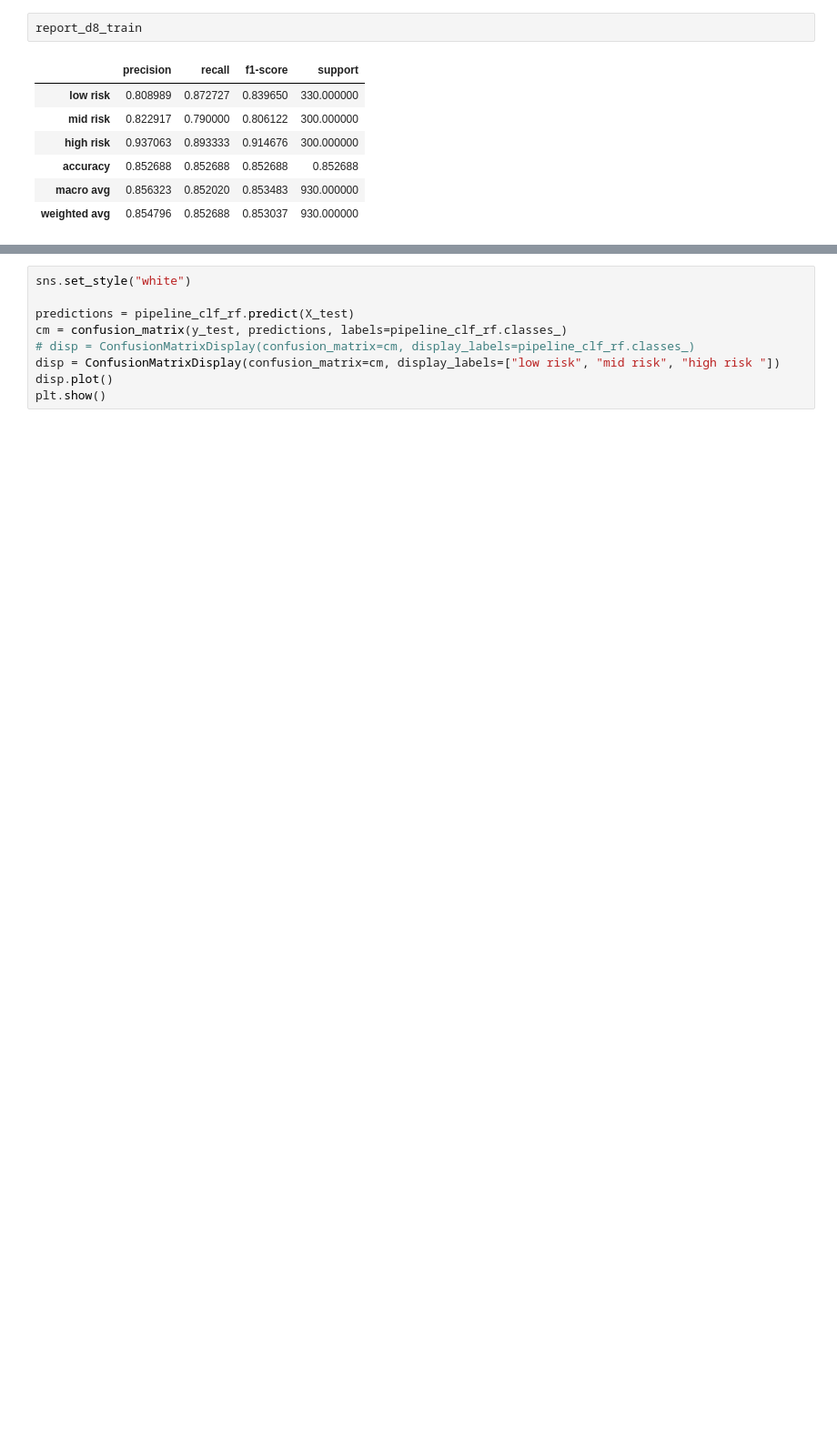
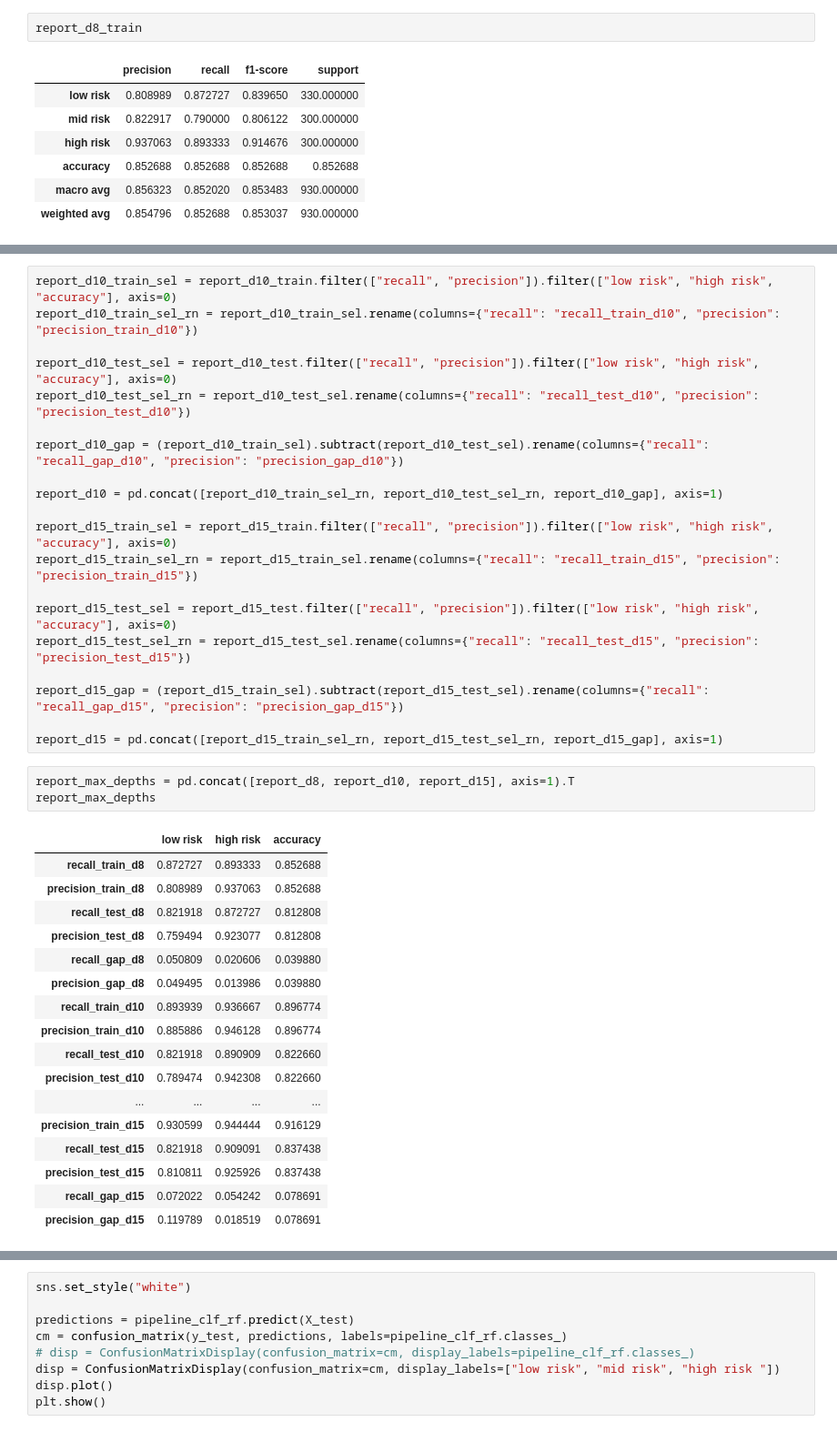
Before and after one commit to theresaabl/ML-maternal-health-risk, a Jupyter notebook: jupyter_notebooks/07-ModellingAndEvaluation-Classificationv2.ipynb, the cells around one changed output, grey strips where cells are left out. Shown at 91% size. Cells and saved outputs as stored; diff of their text form; blank space fills up the shorter version.

```diff
--- a/jupyter_notebooks/07-ModellingAndEvaluation-Classificationv2.ipynb
+++ b/jupyter_notebooks/07-ModellingAndEvaluation-Classificationv2.ipynb
@@ -1189,0 +1220,41 @@ report_d8_test
+# %%
+report_d10_train_sel = report_d10_train.filter(["recall", "precision"]).filter(["low risk", "high risk", "accuracy"], axis=0)
+report_d10_train_sel_rn = report_d10_train_sel.rename(columns={"recall": "recall_train_d10", "precision": "precision_train_d10"})
+
+report_d10_test_sel = report_d10_test.filter(["recall", "precision"]).filter(["low risk", "high risk", "accuracy"], axis=0)
+report_d10_test_sel_rn = report_d10_test_sel.rename(columns={"recall": "recall_test_d10", "precision": "precision_test_d10"})
+
+report_d10_gap = (report_d10_train_sel).subtract(report_d10_test_sel).rename(columns={"recall": "recall_gap_d10", "precision": "precision_gap_d10"})
+
+report_d10 = pd.concat([report_d10_train_sel_rn, report_d10_test_sel_rn, report_d10_gap], axis=1)
+
+report_d15_train_sel = report_d15_train.filter(["recall", "precision"]).filter(["low risk", "high risk", "accuracy"], axis=0)
+report_d15_train_sel_rn = report_d15_train_sel.rename(columns={"recall": "recall_train_d15", "precision": "precision_train_d15"})
+
+report_d15_test_sel = report_d15_test.filter(["recall", "precision"]).filter(["low risk", "high risk", "accuracy"], axis=0)
+report_d15_test_sel_rn = report_d15_test_sel.rename(columns={"recall": "recall_test_d15", "precision": "precision_test_d15"})
+
+report_d15_gap = (report_d15_train_sel).subtract(report_d15_test_sel).rename(columns={"recall": "recall_gap_d15", "precision": "precision_gap_d15"})
+
+report_d15 = pd.concat([report_d15_train_sel_rn, report_d15_test_sel_rn, report_d15_gap], axis=1)
+# %%
+report_max_depths = pd.concat([report_d8, report_d10, report_d15], axis=1).T
+report_max_depths
+# %% [output]
+|  | low risk | high risk | accuracy |
+| recall_train_d8 | 0.872727 | 0.893333 | 0.852688 |
+| precision_train_d8 | 0.808989 | 0.937063 | 0.852688 |
+| recall_test_d8 | 0.821918 | 0.872727 | 0.812808 |
+| precision_test_d8 | 0.759494 | 0.923077 | 0.812808 |
+| recall_gap_d8 | 0.050809 | 0.020606 | 0.039880 |
+| precision_gap_d8 | 0.049495 | 0.013986 | 0.039880 |
+| recall_train_d10 | 0.893939 | 0.936667 | 0.896774 |
+| precision_train_d10 | 0.885886 | 0.946128 | 0.896774 |
+| recall_test_d10 | 0.821918 | 0.890909 | 0.822660 |
+| precision_test_d10 | 0.789474 | 0.942308 | 0.822660 |
+| ... | ... | ... | ... |
+| precision_train_d15 | 0.930599 | 0.944444 | 0.916129 |
+| recall_test_d15 | 0.821918 | 0.909091 | 0.837438 |
+| precision_test_d15 | 0.810811 | 0.925926 | 0.837438 |
+| recall_gap_d15 | 0.072022 | 0.054242 | 0.078691 |
+| precision_gap_d15 | 0.119789 | 0.018519 | 0.078691 |
```
Also changed, not shown: parts of 13 cells of this notebook.
